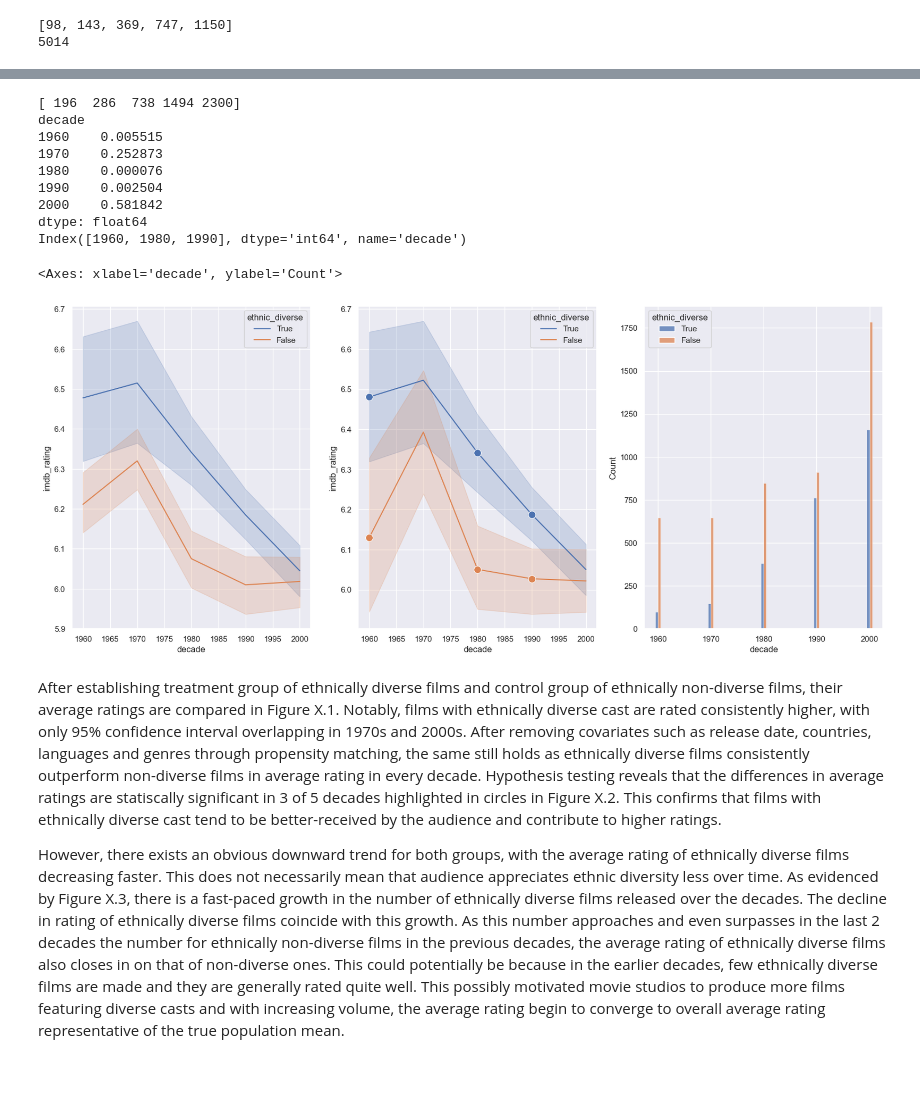
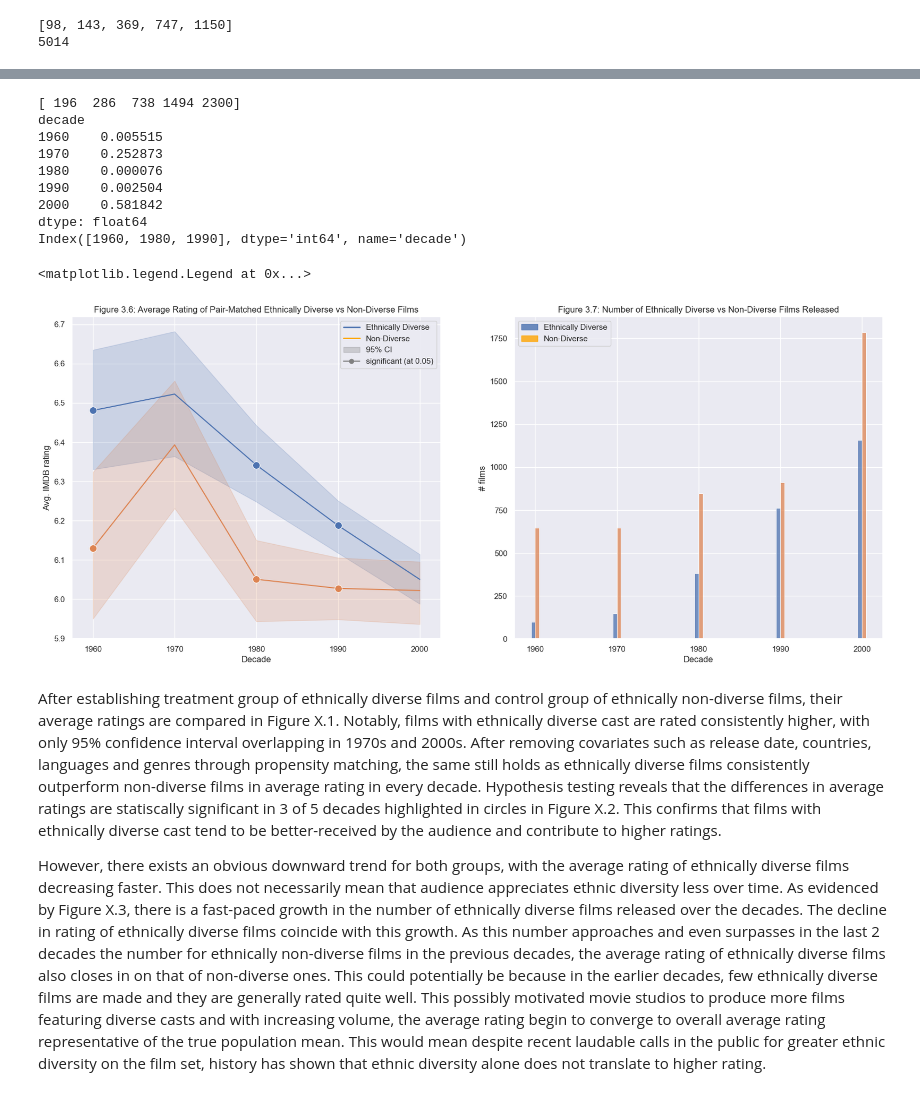
Before and after one commit to epfl-ada/ada-2023-project-zalix, a Jupyter notebook: zach_m3.ipynb, the cells around one changed output, grey strips where cells are left out. Saved outputs shown, nothing was run; the diff lists cells and outputs as text; code cells hidden in the pictures.

```diff
--- a/zach_m3.ipynb
+++ b/zach_m3.ipynb
@@ -225,3 +261,22 @@ print(len(matches))
 # %% [output]
 [98, 143, 369, 747, 1150]
 5014
+# %%
+# 4. average rating of ethnically diverse films vs ethnically non-diverse films
+
+from matplotlib.patches import Patch
+
+fig, ax1 = plt.subplots()
+
+# plot decade ~ avg rating of ethnically diverse films (treated) vs ethnically non-diverse films (control)
+sns.lineplot(df_by_films, x='decade', y='imdb_rating', hue='ethnic_diverse', errorbar='ci', hue_order=[True, False], ax=ax1)
+
+ax1.set_title('Figure 3.5: Average Rating of Ethnically Diverse vs Non-Diverse Films')
+ax1.set_xticks(decades[-5:])
+ax1.set_xlabel('Decade')
+ax1.set_ylabel('Avg. IMDB rating')
+
+legend_elements = [Line2D([0], [0], color='b', lw=2, label='Ethnically Diverse'),
+                   Line2D([0], [0], color='orange', lw=2, label='Non-Diverse'),
+                   Patch(facecolor='grey', edgecolor='grey', label='95% CI', alpha=0.3)]
+ax1.legend(handles=legend_elements)
@@ -228,45 +286,53 @@ print(len(matches))
 # %%
-# 4. average rating of ethnically diverse films vs ethnically non-diverse films
+# 5. significance in difference in average ratings between treated and control after pair matching for each decade
 
-df_by_films['ethnic_diverse'] = df_by_films['num_ethnicities'] >= 3
-
-fig, (ax1, ax2, ax3) = plt.subplots(1, 3, figsize=(20, 8))
-
-# plot decade ~ avg rating of ethnically diverse films (treated) vs ethnically non-diverse films (control)
-# TODO: remove xxx5 in x-axis decade labels
-sns.lineplot(df_by_films, x='decade', y='imdb_rating', hue='ethnic_diverse', errorbar='ci', hue_order=[True, False], ax=ax1)
-
-# 5. significance in difference in average ratings between treated and control after pair matching for each decade
+fig, (ax2, ax3) = plt.subplots(1, 2, figsize=(20, 8), sharex=True)
 
 # compute significance in difference in average ratings
 df_matches = df_by_films.loc[matches]
 p_values = df_matches.groupby('decade').apply(lambda x: stats.ttest_ind(x[x['ethnic_diverse']]['imdb_rating'], x[~x['ethnic_diverse']]['imdb_rating'], alternative='two-sided')[-1])
 sig_decades = p_values[p_values < 0.05].index
 
 print(df_matches.groupby('decade').size().values)
 print(p_values)
 print(sig_decades)
 
 # plot decade ~ avg ratings of pair-matched ethnically diverse films (treated) vs non-ethnically diverse films (control) + significance markers
 sns.lineplot(df_matches, x='decade', y='imdb_rating', hue='ethnic_diverse', errorbar='ci', hue_order=[True, False], ax=ax2)
 # add markers for statistically significant decades
 sns.lineplot(df_matches[df_matches['decade'].isin(sig_decades)], x='decade', y='imdb_rating', hue='ethnic_diverse', hue_order=[True, False], errorbar=None, legend=False, ax=ax2, marker='o', linestyle='none', markersize=10)
 
 # plot decade ~ # ethnically diverse films vs ethnically non-diverse films
-# TODO: thicker bars
 sns.histplot(df_by_films, x='decade', hue='ethnic_diverse', hue_order=[True, False], discrete=True, multiple='dodge', ax=ax3)
+
+
+ax2.set_title('Figure 3.6: Average Rating of Pair-Matched Ethnically Diverse vs Non-Diverse Films')
+ax3.set_title('Figure 3.7: Number of Ethnically Diverse vs Non-Diverse Films Released')
+
+ax2.set_xlabel('Decade')
+ax3.set_xlabel('Decade')
+
+ax2.set_ylabel('Avg. IMDB rating')
+ax3.set_ylabel('# films')
+
+marker_legend = Line2D([0], [0], marker='o', color='grey', markerfacecolor='grey', markersize=6, label='significant (at 0.05)')
+legend_elements.append(marker_legend)
+ax2.legend(handles=legend_elements)
+
+legend_elements = [Patch(facecolor='b', edgecolor='b', label='Ethnically Diverse', alpha=0.8), Patch(facecolor='orange', edgecolor='orange', label='Non-Diverse', alpha=0.8)]
+ax3.legend(handles=legend_elements)
 # %% [output]
 [ 196  286  738 1494 2300]
 decade
 1960    0.005515
 1970    0.252873
 1980    0.000076
 1990    0.002504
 2000    0.581842
 dtype: float64
 Index([1960, 1980, 1990], dtype='int64', name='decade')
-<Axes: xlabel='decade', ylabel='Count'>
+<matplotlib.legend.Legend at 0x...>
-[figure, old version]
+[figure, new version]
 # %% [markdown]
 <!-- correlation: more ethnically diverse films more well-received/higher rating
 
@@ -286,4 +352,4 @@ causation & significance: greater ethnic diversity in cast influence/leads to hi
 
 After establishing treatment group of ethnically diverse films and control group of ethnically non-diverse films, their average ratings are compared in Figure X.1. Notably, films with ethnically diverse cast are rated consistently higher, with only 95% confidence interval overlapping in 1970s and 2000s. After removing covariates such as release date, countries, languages and genres through propensity matching, the same still holds as ethnically diverse films consistently outperform non-diverse films in average rating in every decade. Hypothesis testing reveals that the differences in average ratings are statiscally significant in 3 of 5 decades highlighted in circles in Figure X.2. This confirms that films with ethnically diverse cast tend to be better-received by the audience and contribute to higher ratings.
 
-However, there exists an obvious downward trend for both groups, with the average rating of ethnically diverse films decreasing faster. This does not necessarily mean that audience appreciates ethnic diversity less over time. As evidenced by Figure X.3, there is a fast-paced growth in the number of ethnically diverse films released over the decades. The decline in rating of ethnically diverse films coincide with this growth. As this number approaches and even surpasses in the last 2 decades the number for ethnically non-diverse films in the previous decades, the average rating of ethnically diverse films also closes in on that of non-diverse ones. This could potentially be because in the earlier decades, few ethnically diverse films are made and they are generally rated quite well. This possibly motivated movie studios to produce more films featuring diverse casts and with increasing volume, the average rating begin to converge to overall average rating representative of the true population mean.
+However, there exists an obvious downward trend for both groups, with the average rating of ethnically diverse films decreasing faster. This does not necessarily mean that audience appreciates ethnic diversity less over time. As evidenced by Figure X.3, there is a fast-paced growth in the number of ethnically diverse films released over the decades. The decline in rating of ethnically diverse films coincide with this growth. As this number approaches and even surpasses in the last 2 decades the number for ethnically non-diverse films in the previous decades, the average rating of ethnically diverse films also closes in on that of non-diverse ones. This could potentially be because in the earlier decades, few ethnically diverse films are made and they are generally rated quite well. This possibly motivated movie studios to produce more films featuring diverse casts and with increasing volume, the average rating begin to converge to overall average rating representative of the true population mean. This would mean despite recent laudable calls in the public for greater ethnic diversity on the film set, history has shown that ethnic diversity alone does not translate to higher rating.
```
Also changed, not shown: parts of 6 cells of this notebook, 2 other files.
